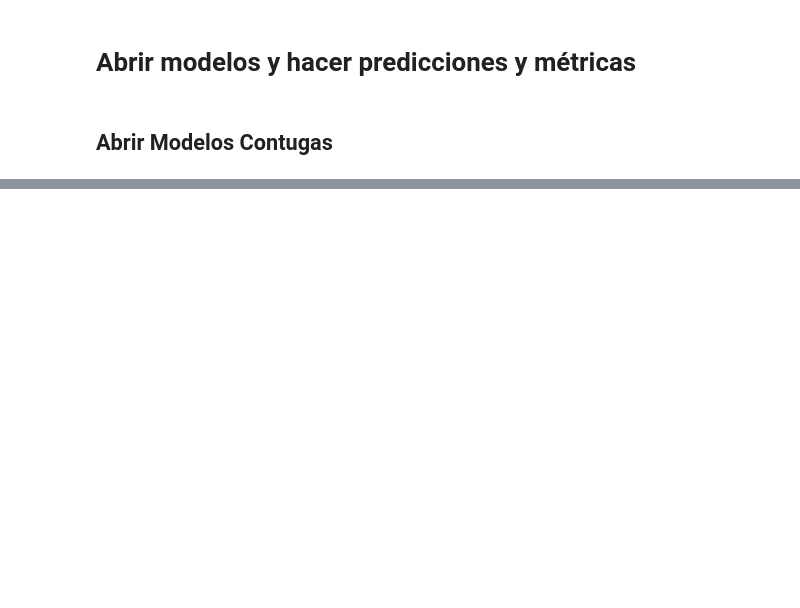
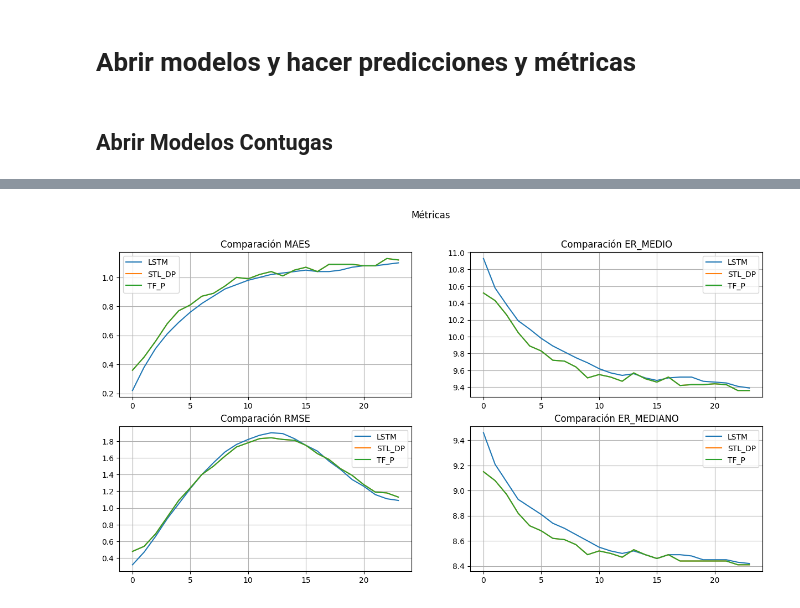
Before and after one commit to JuanPrada26/TesisMaestriaJuanDiegoPrada, a Jupyter notebook: Modelos/Experimentos TFP y STL/STL -DP y TFP Contugas.ipynb, the cells around one changed output, grey strips where cells are left out. Saved outputs shown, nothing was run; the diff lists cells and outputs as text; code cells hidden in the pictures; blank space fills up the shorter version.

```diff
--- a/Modelos/Experimentos TFP y STL/STL -DP y TFP Contugas.ipynb
+++ b/Modelos/Experimentos TFP y STL/STL -DP y TFP Contugas.ipynb
@@ -683,7 +722,16 @@ modelo_lstm = load_model('Sin ruido Modelo 100 - nodos1 - 100 - nodos2 - 50 Epoc
 
 modelo_STL = load_model('STL _DP Modelo 100 - nodos1 - 100 - nodos2 - 50 Epocas 30 Batch.keras')
 
-#modelo_TFP = load_model('Contugas TFP Modelo 100 - nodos1 - 100 - nodos2 - 50 Epocas 30 Batch con TFP.keras')
+
+# Cargar el modelo guardado
+with open("Contugas TFP_modelo.pkl", 'rb') as f:
+    loaded_model_dict = pickle.load(f)
+
+# Reconstruir el modelo
+from tensorflow.keras.models import model_from_json
+modelo_TFP = model_from_json(loaded_model_dict['architecture'])
+modelo_TFP.set_weights(loaded_model_dict['weights'])
+loaded_scaler = loaded_model_dict['scaler']
 # %%
 # Encontrar X_test para
 # Parámetros
@@ -698,7 +746,7 @@ size_test = 0.2
 
 y_hatLSTM, y_testLSTM,fecha_y_testLSTM,prediccion_LSTM = Abrir_Modelo(datos,fechas,modelo_lstm,ventana,prediccion,size_test)
 y_hat_STL_DP, y_test_STL_DP,fecha_y_test_STL_DP,prediccion_STL_DP = Abrir_Modelo(datos,fechas,modelo_STL,ventana,prediccion,size_test)
-y_hat_TF_P, y_test_TF_P,fecha_y_test_TF_P,prediccion_TF_P = Abrir_Modelo(datos,fechas,modelo_STL,ventana,prediccion,size_test)
+y_hat_TF_P, y_test_TF_P,fecha_y_test_TF_P,prediccion_TF_P = Abrir_Modelo(datos,fechas,modelo_TFP,ventana,prediccion,size_test)
 
 
 ## Sacar métricas
@@ -717,37 +773,39 @@ fig.suptitle("Métricas")
 
 
 
 ax[0,0].set_title("Comparación MAES")
 ax[0,0].plot(Metricas['MAES_LSTM'],label = "LSTM")
 ax[0,0].plot(Metricas['MAES_STL_DP'],label = "STL_DP")
-#ax[0,0].plot(Metricas['MAES_TF_P'],label = "TF_P")
+ax[0,0].plot(Metricas['MAES_TF_P'],label = "TF_P")
 ax[0,0].legend()
 ax[0,0].grid()
 
 
 ax[0,1].set_title("Comparación ER_MEDIO")
 ax[0,1].plot(Metricas['ER_MEDIO_LSTM'],label = "LSTM")
 ax[0,1].plot(Metricas['ER_MEDIO_STL_DP'],label = "STL_DP")
-#ax[0,1].plot(Metricas['ER_MEDIO_TF_P'],label = "TF_P")
+ax[0,1].plot(Metricas['ER_MEDIO_TF_P'],label = "TF_P")
 ax[0,1].legend()
 ax[0,1].grid()
 
 
 ax[1,0].set_title("Comparación RMSE")
 ax[1,0].plot(Metricas['RMSE_LSTM'],label = "LSTM")
 ax[1,0].plot(Metricas['RMSE_STL_DP'],label = "STL_DP")
-#ax[1,0].plot(Metricas['RMSE_TF_P'],label = "TF_P")
+ax[1,0].plot(Metricas['RMSE_TF_P'],label = "TF_P")
 ax[1,0].legend()
 ax[1,0].grid()
 
 
 
 ax[1,1].set_title("Comparación ER_MEDIANO")
 ax[1,1].plot(Metricas['ER_Medianos_LSTM'],label = "LSTM")
 ax[1,1].plot(Metricas['ER_Medianos_STL_DP'],label = "STL_DP")
-#ax[1,1].plot(Metricas['ER_Medianos_TF_P'],label = "TF_P")
+ax[1,1].plot(Metricas['ER_Medianos_TF_P'],label = "TF_P")
 ax[1,1].legend()
 ax[1,1].grid()
+# %% [output]
+[figure, added]
 # %%
 # Grafica LSTM, STL,TFP y Real
 
```
Also changed, not shown: parts of 25 cells of this notebook, 1 other file.
